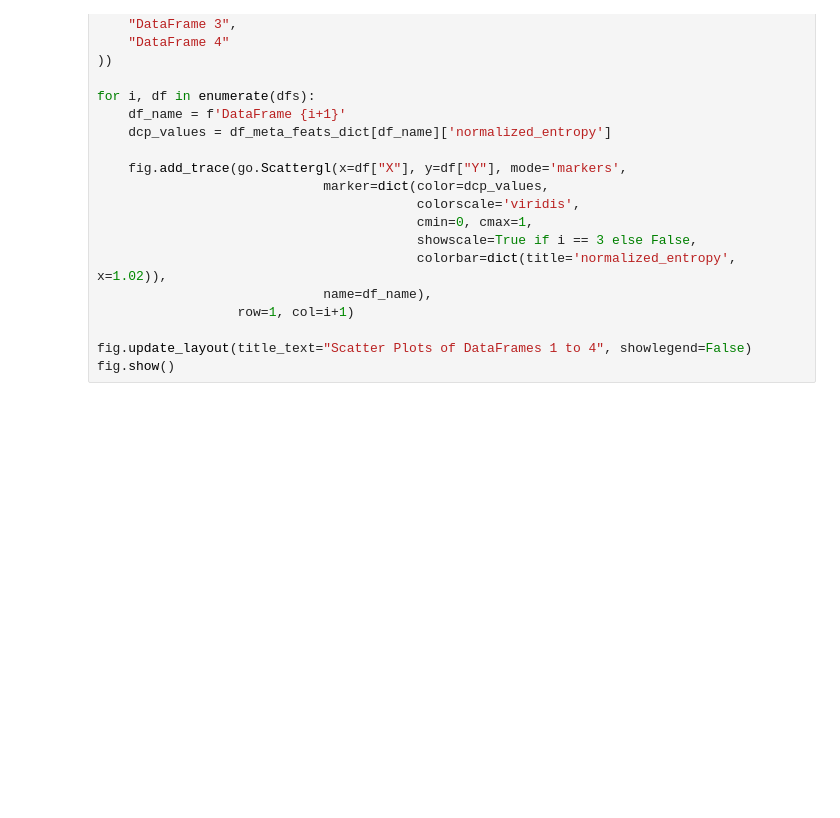
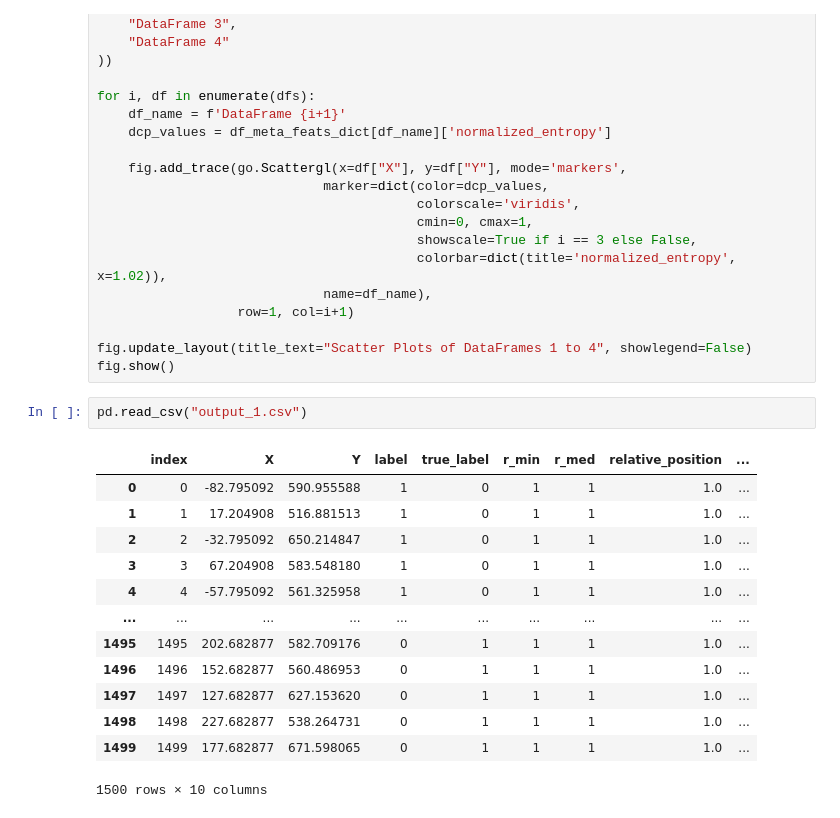
Before and after one commit to emanuelrgb01/HardnessMDL, a Jupyter notebook: research/datasets/synthetic_data/HardnessMDLMeasures.ipynb, the cells around one changed output. Saved outputs shown, nothing was run; the diff lists cells and outputs as text; blank space fills up the shorter version.

```diff
--- a/research/datasets/synthetic_data/HardnessMDLMeasures.ipynb
+++ b/research/datasets/synthetic_data/HardnessMDLMeasures.ipynb
@@ -337,3 +376,19 @@ for i, df in enumerate(dfs):
 
 fig.update_layout(title_text="Scatter Plots of DataFrames 1 to 4", showlegend=False)
 fig.show()
+# %%
+pd.read_csv("output_1.csv")
+# %% [output]
+|  | index | X | Y | label | true_label | r_min | r_med | relative_position | ... |
+| 0 | 0 | -82.795092 | 590.955588 | 1 | 0 | 1 | 1 | 1.0 | ... |
+| 1 | 1 | 17.204908 | 516.881513 | 1 | 0 | 1 | 1 | 1.0 | ... |
+| 2 | 2 | -32.795092 | 650.214847 | 1 | 0 | 1 | 1 | 1.0 | ... |
+| 3 | 3 | 67.204908 | 583.548180 | 1 | 0 | 1 | 1 | 1.0 | ... |
+| 4 | 4 | -57.795092 | 561.325958 | 1 | 0 | 1 | 1 | 1.0 | ... |
+| ... | ... | ... | ... | ... | ... | ... | ... | ... | ... |
+| 1495 | 1495 | 202.682877 | 582.709176 | 0 | 1 | 1 | 1 | 1.0 | ... |
+| 1496 | 1496 | 152.682877 | 560.486953 | 0 | 1 | 1 | 1 | 1.0 | ... |
+| 1497 | 1497 | 127.682877 | 627.153620 | 0 | 1 | 1 | 1 | 1.0 | ... |
+| 1498 | 1498 | 227.682877 | 538.264731 | 0 | 1 | 1 | 1 | 1.0 | ... |
+| 1499 | 1499 | 177.682877 | 671.598065 | 0 | 1 | 1 | 1 | 1.0 | ... |
+1500 rows × 10 columns
```
Also changed, not shown: parts of 14 cells of this notebook, 10 other files.
